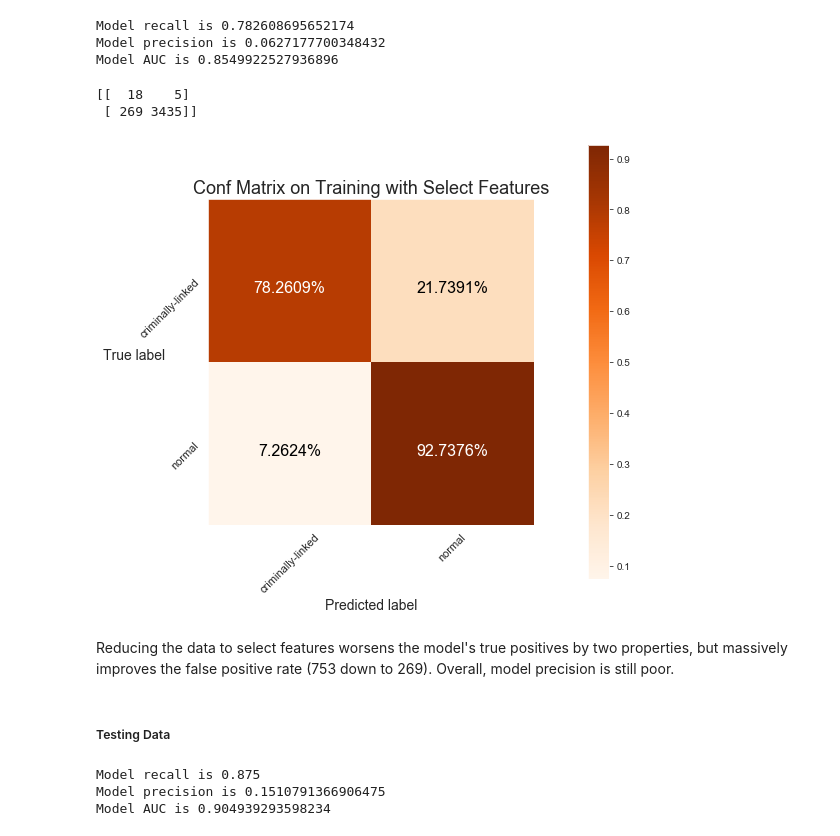
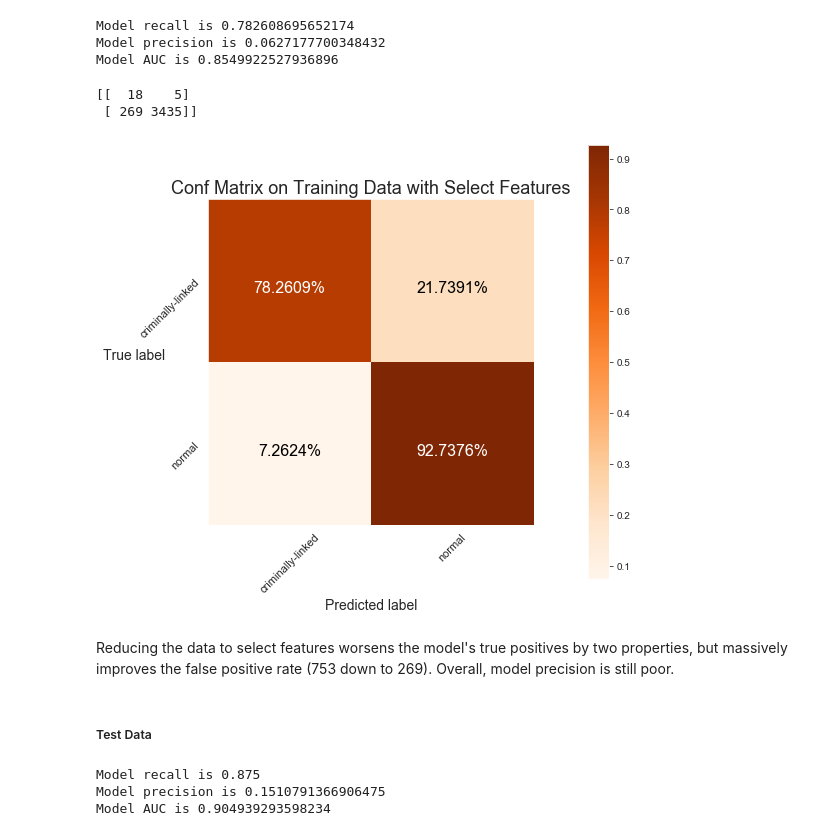
Before and after one commit to mpky/property_project, a Jupyter notebook: notebooks/isolation_forest.ipynb, the cells around one changed output. Saved outputs shown, nothing was run; the diff lists cells and outputs as text; code cells hidden in the pictures.

```diff
--- a/notebooks/isolation_forest.ipynb
+++ b/notebooks/isolation_forest.ipynb
@@ -264,7 +270,11 @@ X_train_trim, X_test_trim, y_train_trim, y_test_trim = train_test_split(
     X_trim_norm, y, test_size=0.33, random_state=42
 )
 # %%
-scoring = {'AUC': 'roc_auc', 'Recall': make_scorer(recall_score, pos_label=-1)}
+scoring = {
+    'AUC': 'roc_auc',
+    'Recall': make_scorer(recall_score, pos_label=-1),
+    'Precision': make_scorer(precision_score, pos_label=-1)
+}
 
 gs_trim = GridSearchCV(
     IsolationForest(max_samples=0.25, random_state=42,n_estimators=100),
@@ -292,15 +302,15 @@ Model AUC is 0.8549922527936896
 # %%
 conf_matrix = confusion_matrix(y_train_trim, y_pred_train_gs_trim)
 print(conf_matrix)
-plot_confusion_matrix(conf_matrix, title='Conf Matrix on Training with Select Features')
+plot_confusion_matrix(conf_matrix, title='Conf Matrix on Training Data with Select Features')
 # %% [output]
 [[  18    5]
  [ 269 3435]]
-[figure, old version]
+[figure, new version]
 # %% [markdown]
 Reducing the data to select features worsens the model's true positives by two properties, but massively improves the false positive rate (753 down to 269). Overall, model precision is still poor.
 # %% [markdown]
-##### Testing Data
+##### Test Data
 # %%
 y_pred_test_trim = gs_trim.predict(X_test_trim)
 metrics_iforest(y_test_trim,y_pred_test_trim)
```
Also changed, not shown: parts of 18 cells of this notebook.
